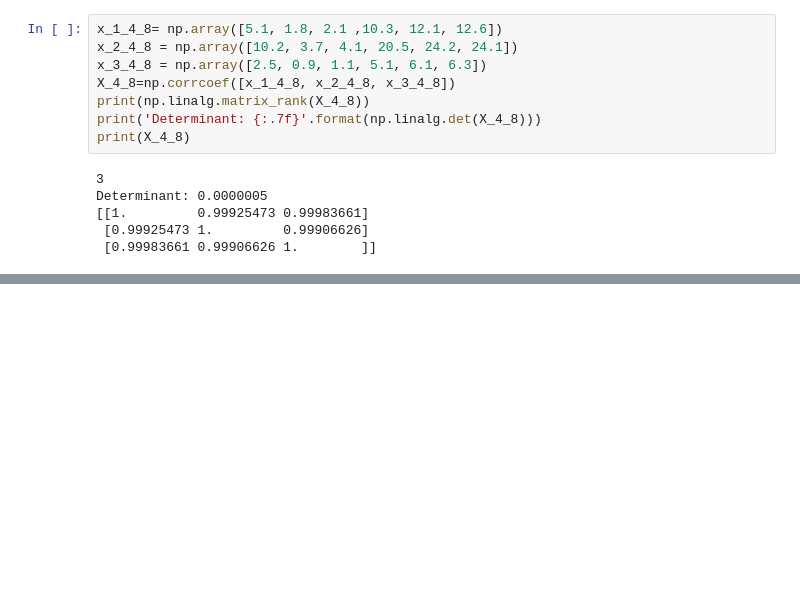
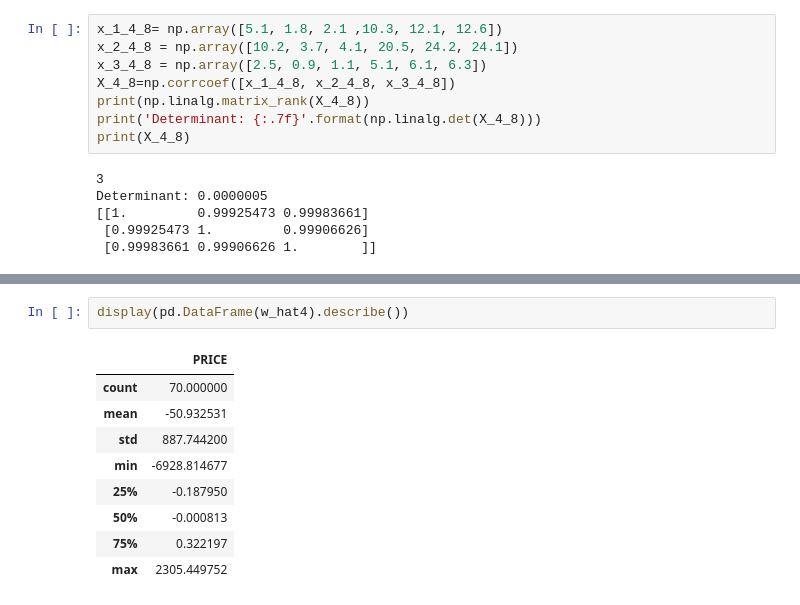
Before and after one commit to AlexGorel/IDE_NEW, a Jupyter notebook: MATH&ML-2. Линейная алгебра в контексте линейных методов. Часть II/MATH&ML-2. Линейная алгебра в контексте линейных методов. Часть II.ipynb, the cells around one changed output, grey strips where cells are left out. Drawn from its saved outputs; the diff is of its cells as text; blank space fills up the shorter version.

```diff
--- a/MATH&ML-2. Линейная алгебра в контексте линейных методов. Часть II/MATH&ML-2. Линейная алгебра в контексте линейных методов. Часть II.ipynb
+++ b/MATH&ML-2. Линейная алгебра в контексте линейных методов. Часть II/MATH&ML-2. Линейная алгебра в контексте линейных методов. Часть II.ipynb
@@ -390,0 +500,12 @@ Determinant: 0.0000005
+# %%
+display(pd.DataFrame(w_hat4).describe())
+# %% [output]
+|  | PRICE |
+| count | 70.000000 |
+| mean | -50.932531 |
+| std | 887.744200 |
+| min | -6928.814677 |
+| 25% | -0.187950 |
+| 50% | -0.000813 |
+| 75% | 0.322197 |
+| max | 2305.449752 |
```
Also changed, not shown: parts of 27 cells of this notebook.
